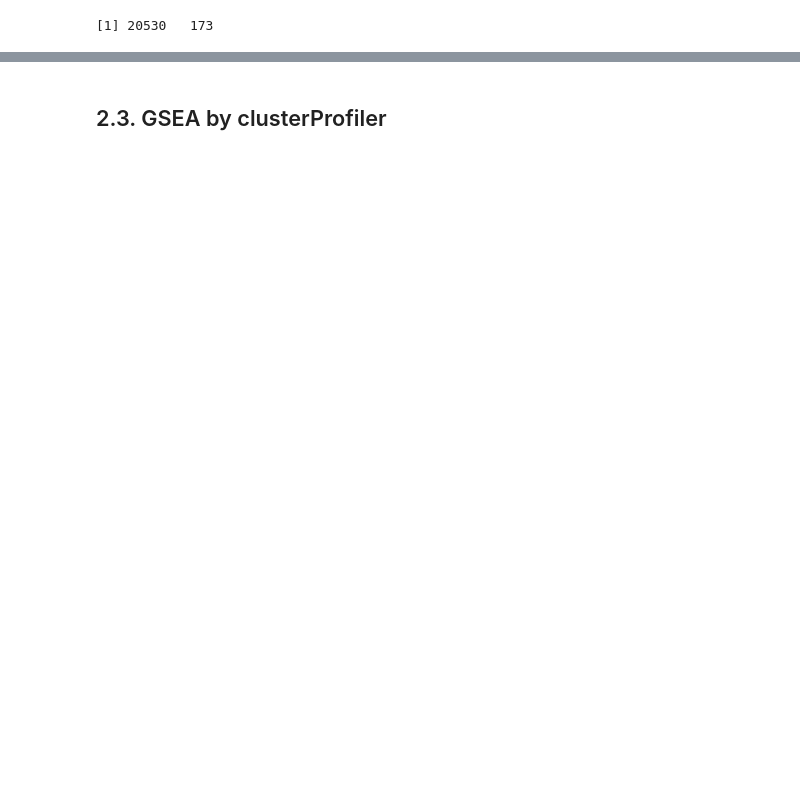
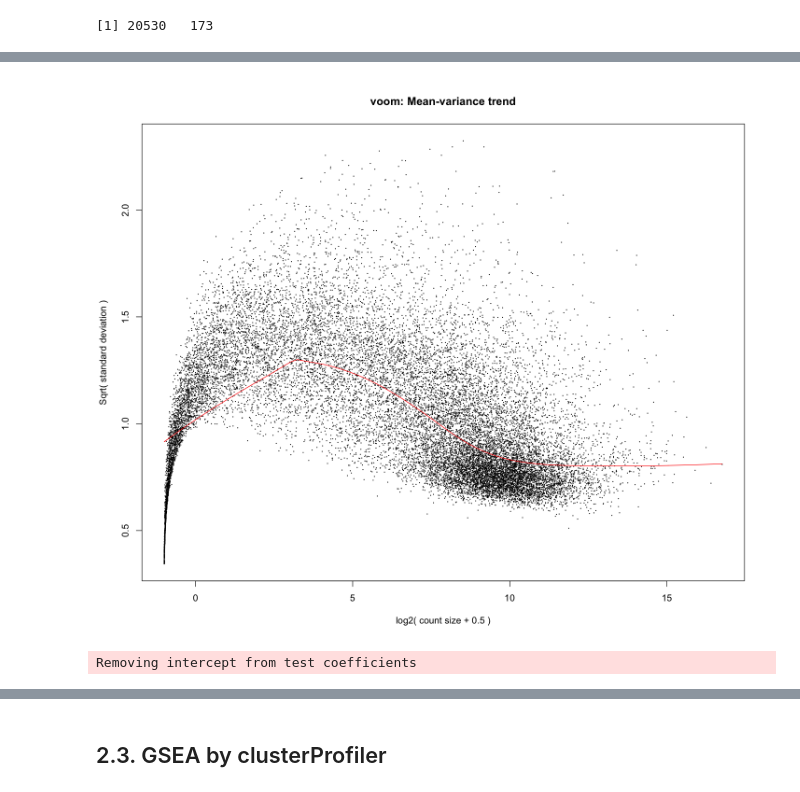
Before and after one commit to yenhsieh/LSL_2022, a Jupyter notebook: 02_from Xena to DEG.ipynb, the cells around one changed output, grey strips where cells are left out. Saved outputs shown, nothing was run; the diff lists cells and outputs as text; code cells hidden in the pictures; blank space fills up the shorter version.

```diff
--- a/02_from Xena to DEG.ipynb
+++ b/02_from Xena to DEG.ipynb
@@ -179,0 +325,10 @@ A tibble: 6 × 46
+# %%
+tmp = voom(d0, design, plot = T) # without normalization
+# %% [output]
+[figure, added]
+# %%
+fit = lmFit(d2,design)
+fit = eBayes(fit,robust=TRUE,trend=TRUE)
+top.table = topTable(fit, n=Inf) %>% na.omit()
+# %% [output]
+Removing intercept from test coefficients
```
Also changed, not shown: parts of 41 cells of this notebook.
